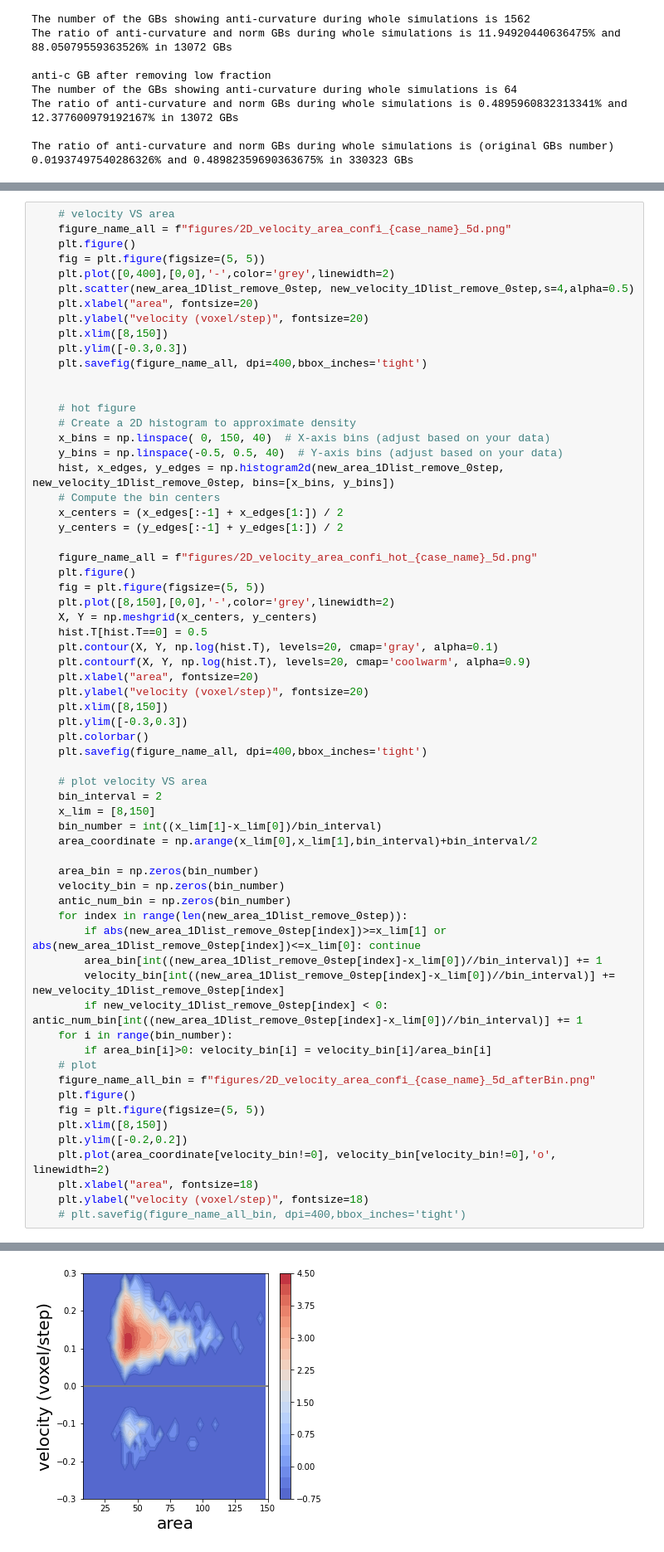
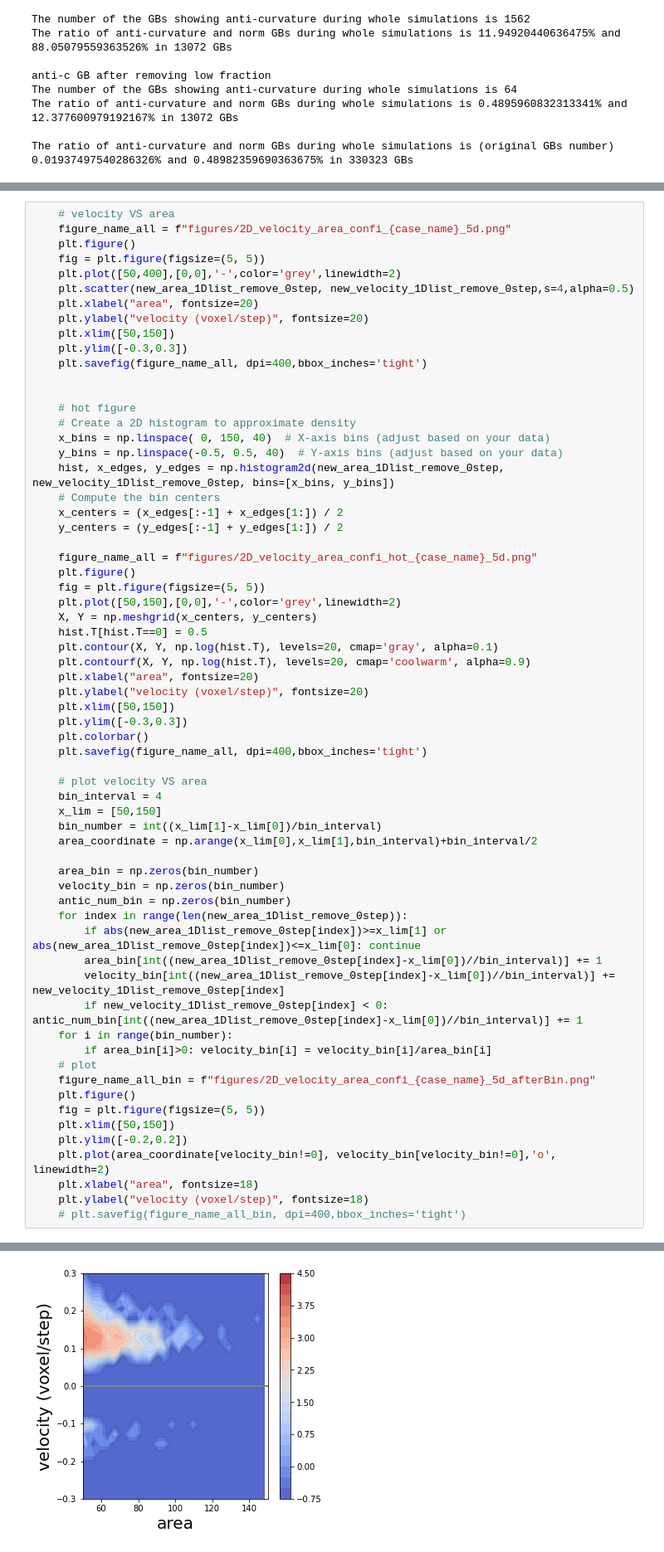
Before and after one commit to Linwitness/VECTOR, a Jupyter notebook: examples/GB_velocity/GB_velocity_anti_curvature_MI.ipynb, the cells around one changed output, grey strips where cells are left out. Shown at 83% size. Saved outputs shown, nothing was run; the diff lists cells and outputs as text.

```diff
--- a/examples/GB_velocity/GB_velocity_anti_curvature_MI.ipynb
+++ b/examples/GB_velocity/GB_velocity_anti_curvature_MI.ipynb
@@ -1228,11 +1261,11 @@ average area is 64.2234164626683
     figure_name_all = f"figures/2D_velocity_area_confi_{case_name}_5d.png"
     plt.figure()
     fig = plt.figure(figsize=(5, 5))
-    plt.plot([0,400],[0,0],'-',color='grey',linewidth=2)
+    plt.plot([50,400],[0,0],'-',color='grey',linewidth=2)
     plt.scatter(new_area_1Dlist_remove_0step, new_velocity_1Dlist_remove_0step,s=4,alpha=0.5)
     plt.xlabel("area", fontsize=20)
     plt.ylabel("velocity (voxel/step)", fontsize=20)
-    plt.xlim([8,150])
+    plt.xlim([50,150])
     plt.ylim([-0.3,0.3])
     plt.savefig(figure_name_all, dpi=400,bbox_inches='tight')
 
@@ -1249,21 +1282,21 @@ average area is 64.2234164626683
     figure_name_all = f"figures/2D_velocity_area_confi_hot_{case_name}_5d.png"
     plt.figure()
     fig = plt.figure(figsize=(5, 5))
-    plt.plot([8,150],[0,0],'-',color='grey',linewidth=2)
+    plt.plot([50,150],[0,0],'-',color='grey',linewidth=2)
     X, Y = np.meshgrid(x_centers, y_centers)
     hist.T[hist.T==0] = 0.5
     plt.contour(X, Y, np.log(hist.T), levels=20, cmap='gray', alpha=0.1)
     plt.contourf(X, Y, np.log(hist.T), levels=20, cmap='coolwarm', alpha=0.9)
     plt.xlabel("area", fontsize=20)
     plt.ylabel("velocity (voxel/step)", fontsize=20)
-    plt.xlim([8,150])
+    plt.xlim([50,150])
     plt.ylim([-0.3,0.3])
     plt.colorbar()
     plt.savefig(figure_name_all, dpi=400,bbox_inches='tight')
 
     # plot velocity VS area
-    bin_interval = 2
-    x_lim = [8,150]
+    bin_interval = 4
+    x_lim = [50,150]
     bin_number = int((x_lim[1]-x_lim[0])/bin_interval)
     area_coordinate = np.arange(x_lim[0],x_lim[1],bin_interval)+bin_interval/2
 
@@ -1281,7 +1314,7 @@ average area is 64.2234164626683
     figure_name_all_bin = f"figures/2D_velocity_area_confi_{case_name}_5d_afterBin.png"
     plt.figure()
     fig = plt.figure(figsize=(5, 5))
-    plt.xlim([8,150])
+    plt.xlim([50,150])
     plt.ylim([-0.2,0.2])
     plt.plot(area_coordinate[velocity_bin!=0], velocity_bin[velocity_bin!=0],'o', linewidth=2)
     plt.xlabel("area", fontsize=18)
@@ -1294,3 +1327,3 @@ Text(0, 0.5, 'velocity (voxel/step)')
 <Figure size 432x288 with 0 Axes>
-[figure, old version]
+[figure, new version]
 <Figure size 432x288 with 0 Axes>
```
Also changed, not shown: parts of 8 cells of this notebook, 19 other files.
